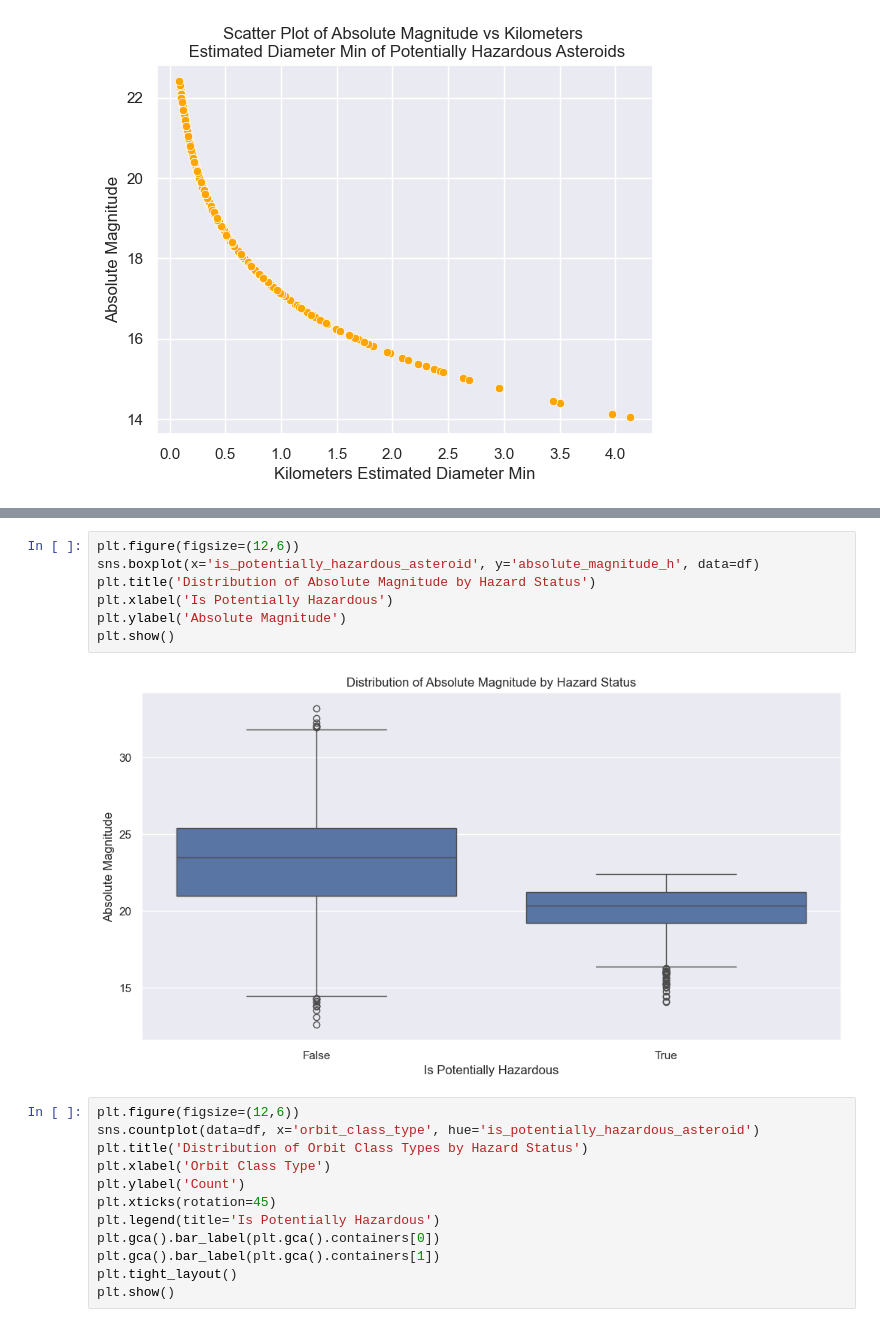
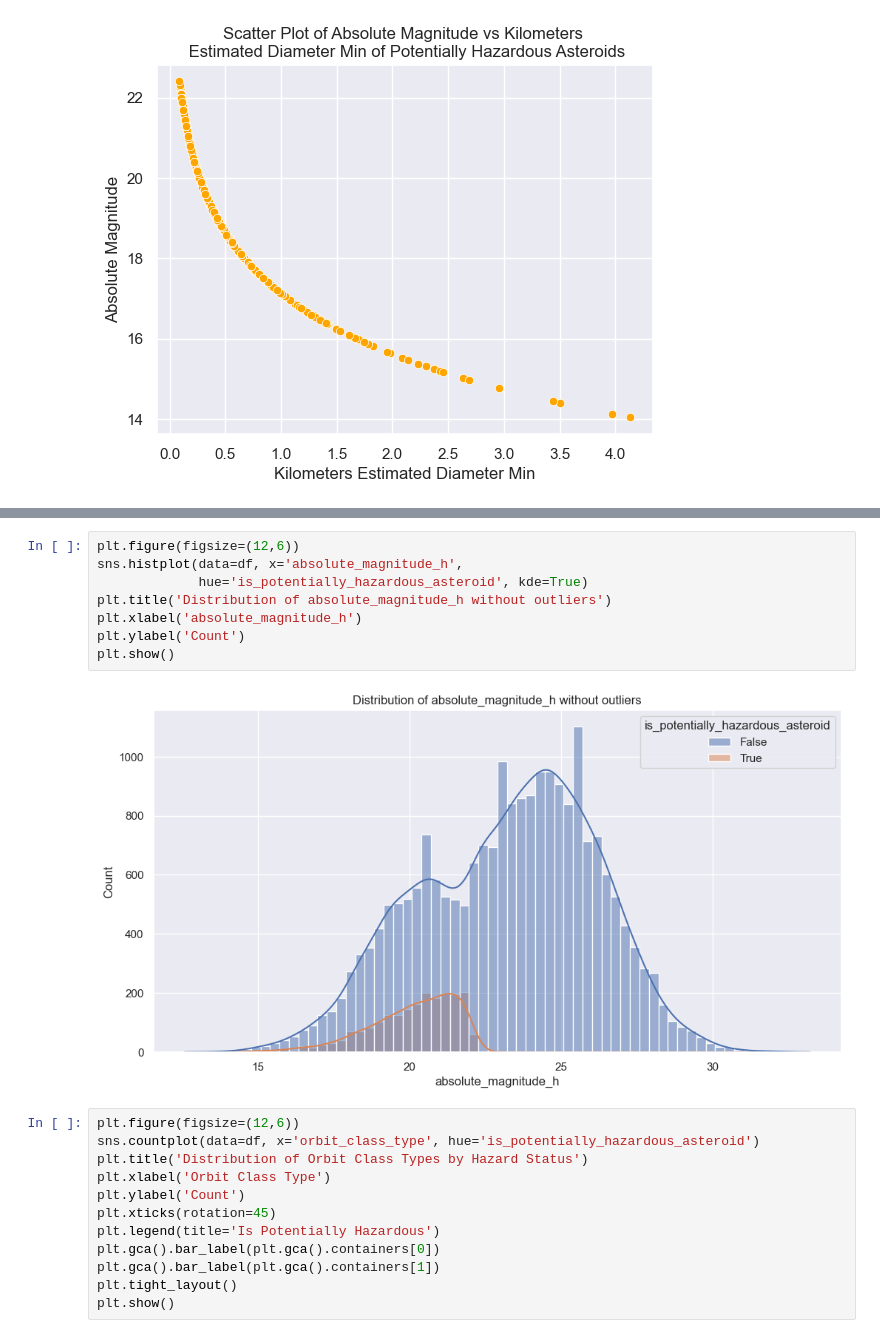
Before and after one commit to nhocratac/IE224-NEO, a Jupyter notebook: notebook/expolre_data.ipynb, the cells around one changed output, grey strips where cells are left out. Drawn from its saved outputs; the diff is of its cells as text.

```diff
--- a/notebook/expolre_data.ipynb
+++ b/notebook/expolre_data.ipynb
@@ -151,12 +163,13 @@ plt.show()
 # %%
 plt.figure(figsize=(12,6))
-sns.boxplot(x='is_potentially_hazardous_asteroid', y='absolute_magnitude_h', data=df)
-plt.title('Distribution of Absolute Magnitude by Hazard Status')
-plt.xlabel('Is Potentially Hazardous')
-plt.ylabel('Absolute Magnitude')
+sns.histplot(data=df, x='absolute_magnitude_h',
+             hue='is_potentially_hazardous_asteroid', kde=True)
+plt.title('Distribution of absolute_magnitude_h without outliers')
+plt.xlabel('absolute_magnitude_h')
+plt.ylabel('Count')
 plt.show()
 # %% [output]
-[figure, old version]
+[figure, new version]
 # %%
 plt.figure(figsize=(12,6))
 sns.countplot(data=df, x='orbit_class_type', hue='is_potentially_hazardous_asteroid')
```
Also changed, not shown: parts of 2 cells of this notebook.
